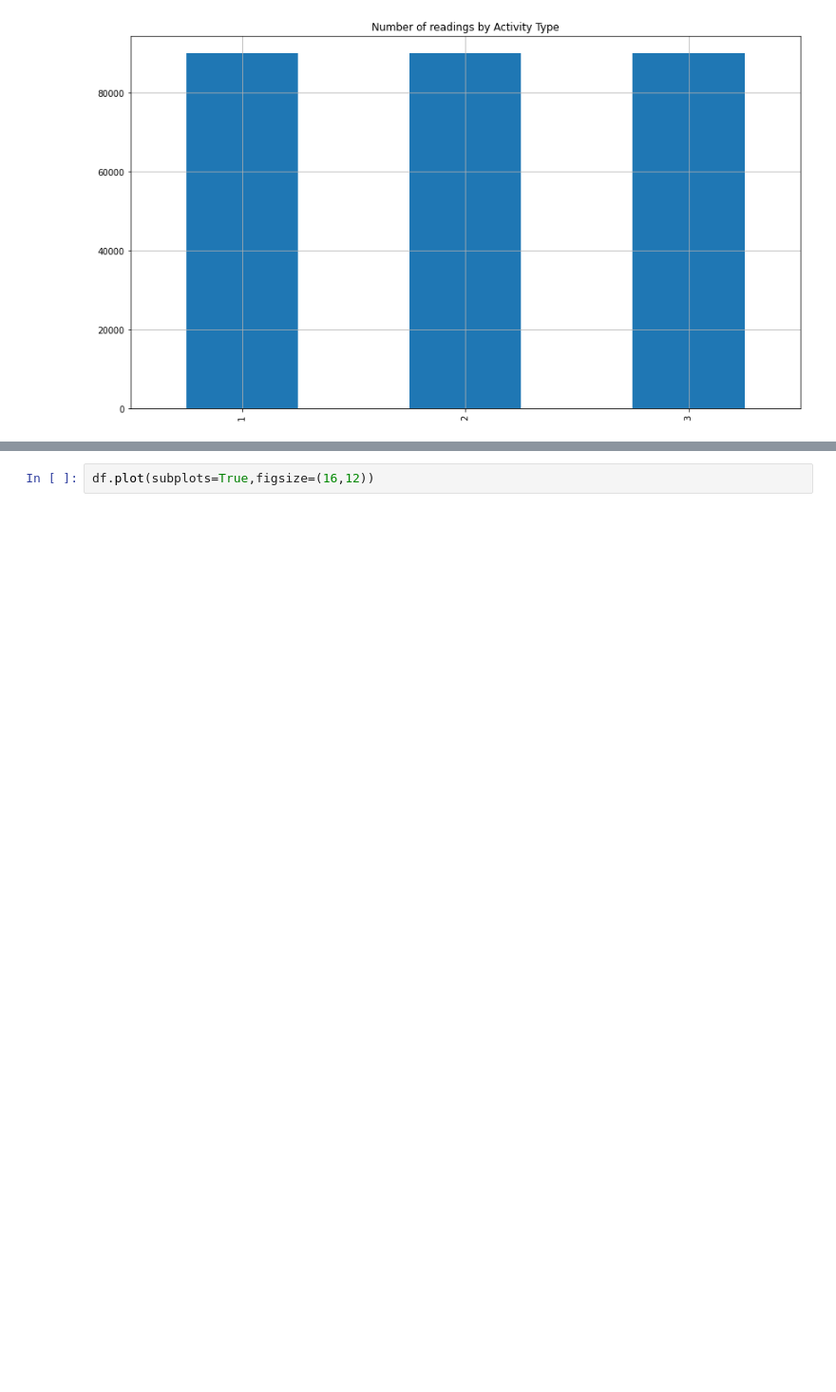
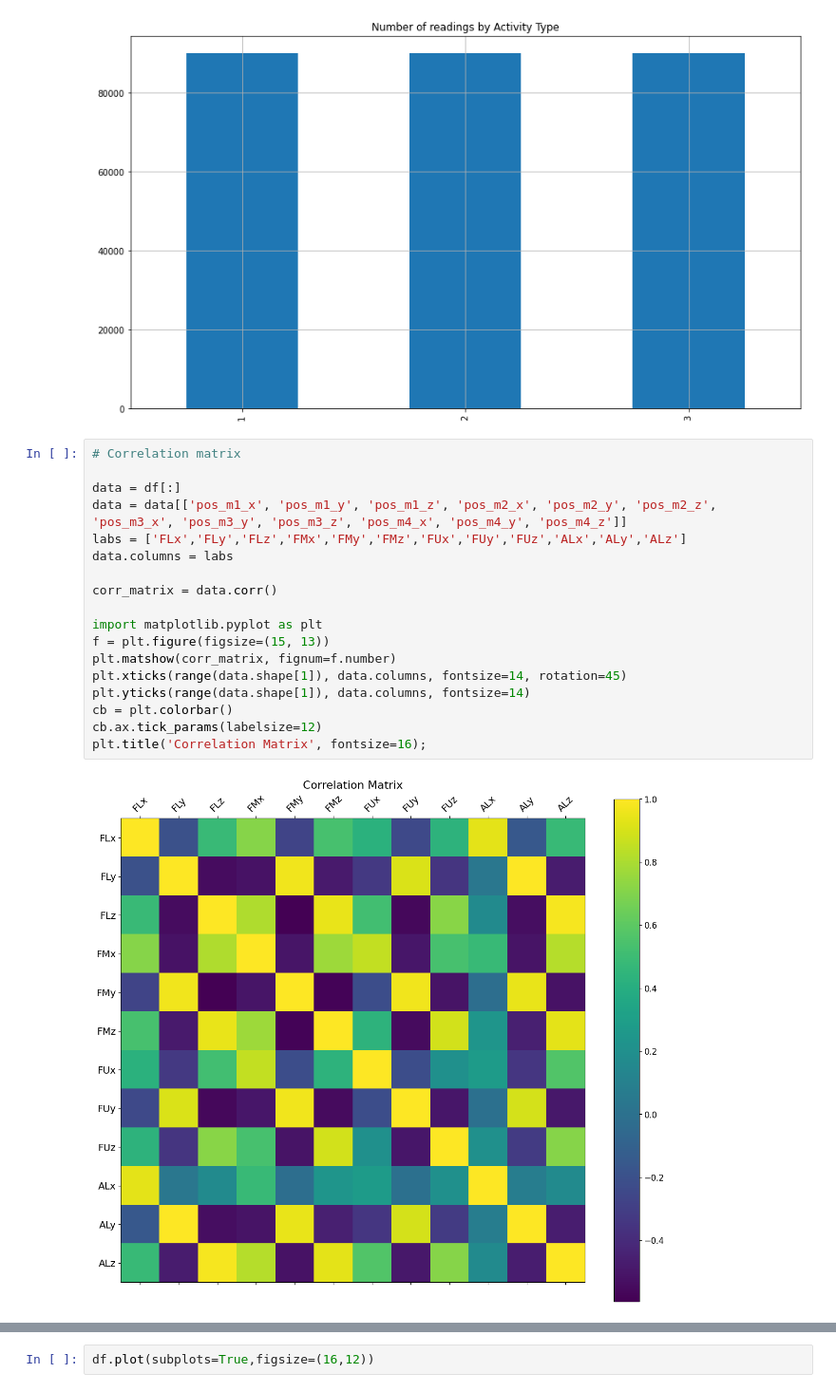
Before and after one commit to StadynR/HAR-imu-photogrammetry, a Jupyter notebook: Notebooks/Dataset 2/Photogrammetry - Best Features.ipynb, the cells around one changed output, grey strips where cells are left out. Shown at 95% size. Drawn from its saved outputs; the diff is of its cells as text; blank space fills up the shorter version.

```diff
--- a/Notebooks/Dataset 2/Photogrammetry - Best Features.ipynb
+++ b/Notebooks/Dataset 2/Photogrammetry - Best Features.ipynb
@@ -66,4 +66,24 @@ countOfActivities = df['EJERCICIO'].value_counts()
 countOfActivities.plot(kind='bar',title='Number of readings by Activity Type',figsize=(14,8),grid=True);
 # %% [output]
 [figure]
+# %%
+# Correlation matrix
+
+data = df[:]
+data = data[['pos_m1_x', 'pos_m1_y', 'pos_m1_z', 'pos_m2_x', 'pos_m2_y', 'pos_m2_z', 'pos_m3_x', 'pos_m3_y', 'pos_m3_z', 'pos_m4_x', 'pos_m4_y', 'pos_m4_z']]
+labs = ['FLx','FLy','FLz','FMx','FMy','FMz','FUx','FUy','FUz','ALx','ALy','ALz']
+data.columns = labs
+
+corr_matrix = data.corr()
+
+import matplotlib.pyplot as plt
+f = plt.figure(figsize=(15, 13))
+plt.matshow(corr_matrix, fignum=f.number)
+plt.xticks(range(data.shape[1]), data.columns, fontsize=14, rotation=45)
+plt.yticks(range(data.shape[1]), data.columns, fontsize=14)
+cb = plt.colorbar()
+cb.ax.tick_params(labelsize=12)
+plt.title('Correlation Matrix', fontsize=16);
+# %% [output]
+[figure, added]
 # %%
```
Also changed, not shown: parts of 99 cells of this notebook.
